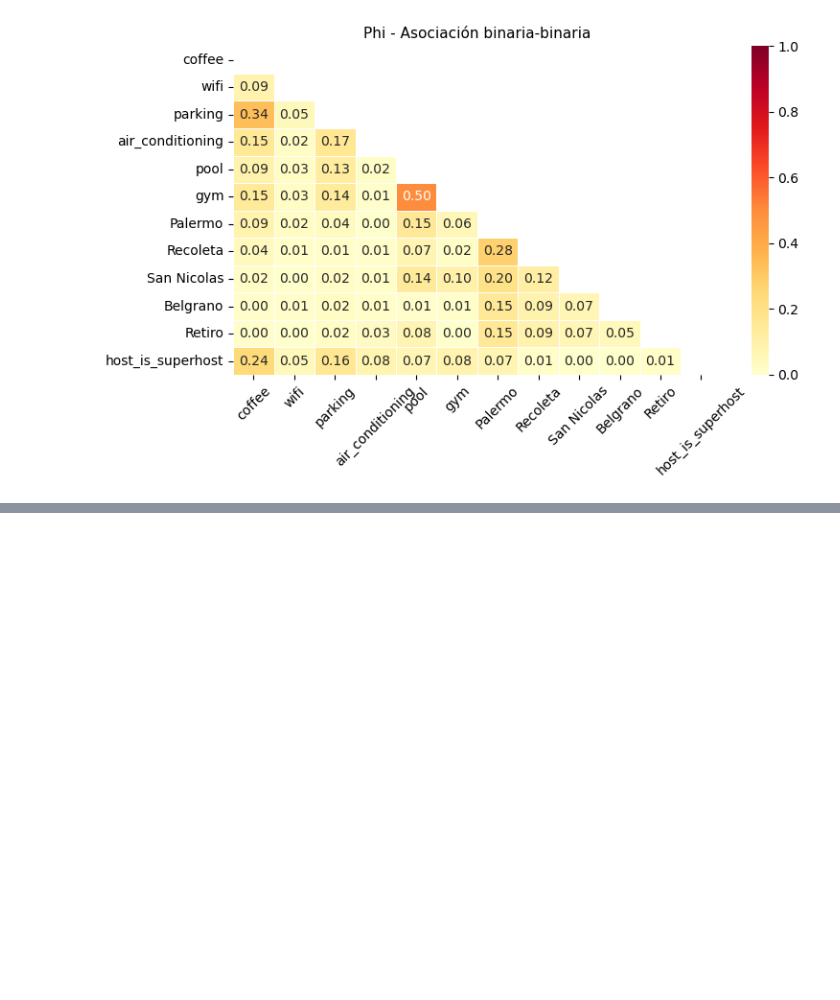
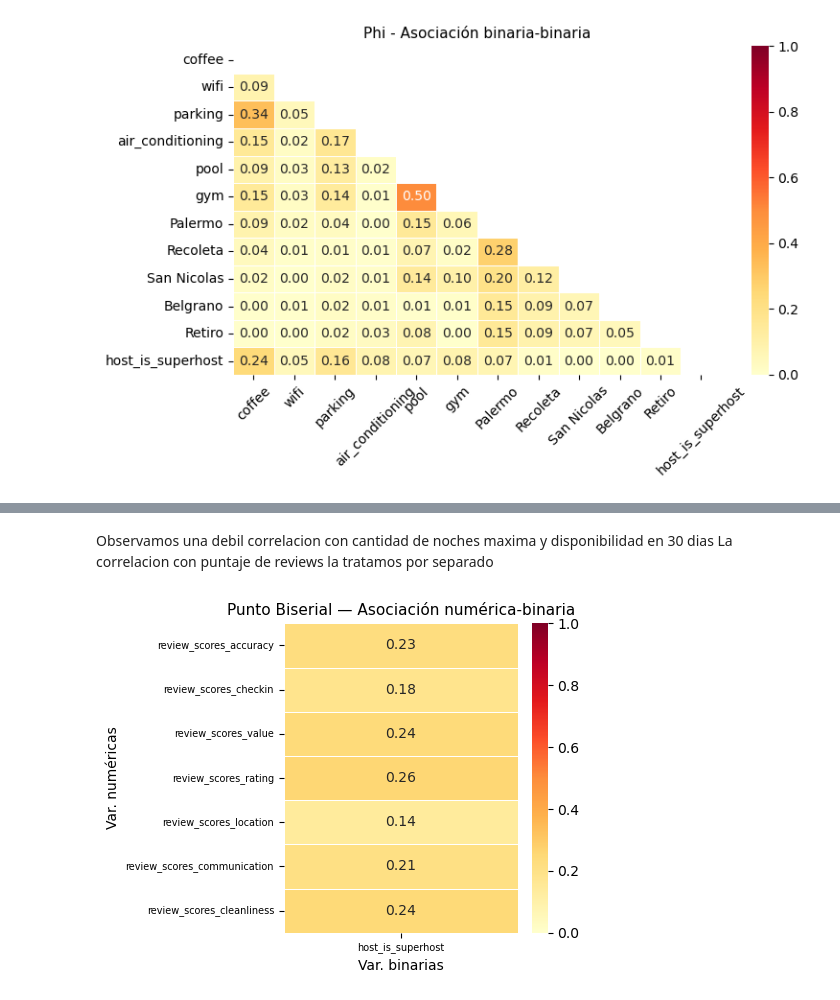
Before and after one commit to gonza29811/TP-analisis-de-datos, a Jupyter notebook: AirBnB_ds_completo.ipynb, the cells around one changed output, grey strips where cells are left out. Drawn from its saved outputs; the diff is of its cells as text; code cells hidden in the pictures; blank space fills up the shorter version.

```diff
--- a/AirBnB_ds_completo.ipynb
+++ b/AirBnB_ds_completo.ipynb
@@ -586,0 +643,32 @@ Vemos asociacion muy debil entre cafe y parking con superhost ya nada con los ba
+# %% [markdown]
+Observamos una debil correlacion con cantidad de noches maxima y disponibilidad en 30 dias
+La correlacion con puntaje de reviews la tratamos por separado
+# %%
+num_cols    = ['review_scores_accuracy', 'review_scores_checkin', 'review_scores_value', 'review_scores_rating', 'review_scores_location', 'review_scores_communication', 'review_scores_cleanliness']
+
+
+binarias = ['host_is_superhost']
+
+pb_mat = pd.DataFrame(index=num_cols, columns=binarias, dtype=float)
+
+for num_col in num_cols:
+    for bin_col in binarias:
+        mask = df4_3[num_col].notna() & df4_3[bin_col].notna()
+        num  = df4_3.loc[mask, num_col]
+        bn   = df4_3.loc[mask, bin_col]
+        r, p = pointbiserialr(bn, num) # pointbiserialr Devuelve r y p-value, pero solo nos interesa r
+        pb_mat.loc[num_col, bin_col] = abs(r)
+
+fig, ax = plt.subplots(figsize=(5, 4))
+sns.heatmap(pb_mat.astype(float), annot=True, fmt=".2f", cmap="YlOrRd",
+            vmin=0, vmax=1, linewidths=0.5, ax=ax)
+
+ax.set_title("Punto Biserial — Asociación numérica-binaria", fontsize=11)
+ax.set_xlabel("Var. binarias")
+ax.set_ylabel("Var. numéricas")
+ax.set_xticklabels(ax.get_xticklabels(), fontsize=7)
+ax.set_yticklabels(ax.get_yticklabels(), fontsize=7)
+plt.tight_layout()
+plt.show()
+# %% [output]
+[figure, added]
```
Also changed, not shown: parts of 17 cells of this notebook.
